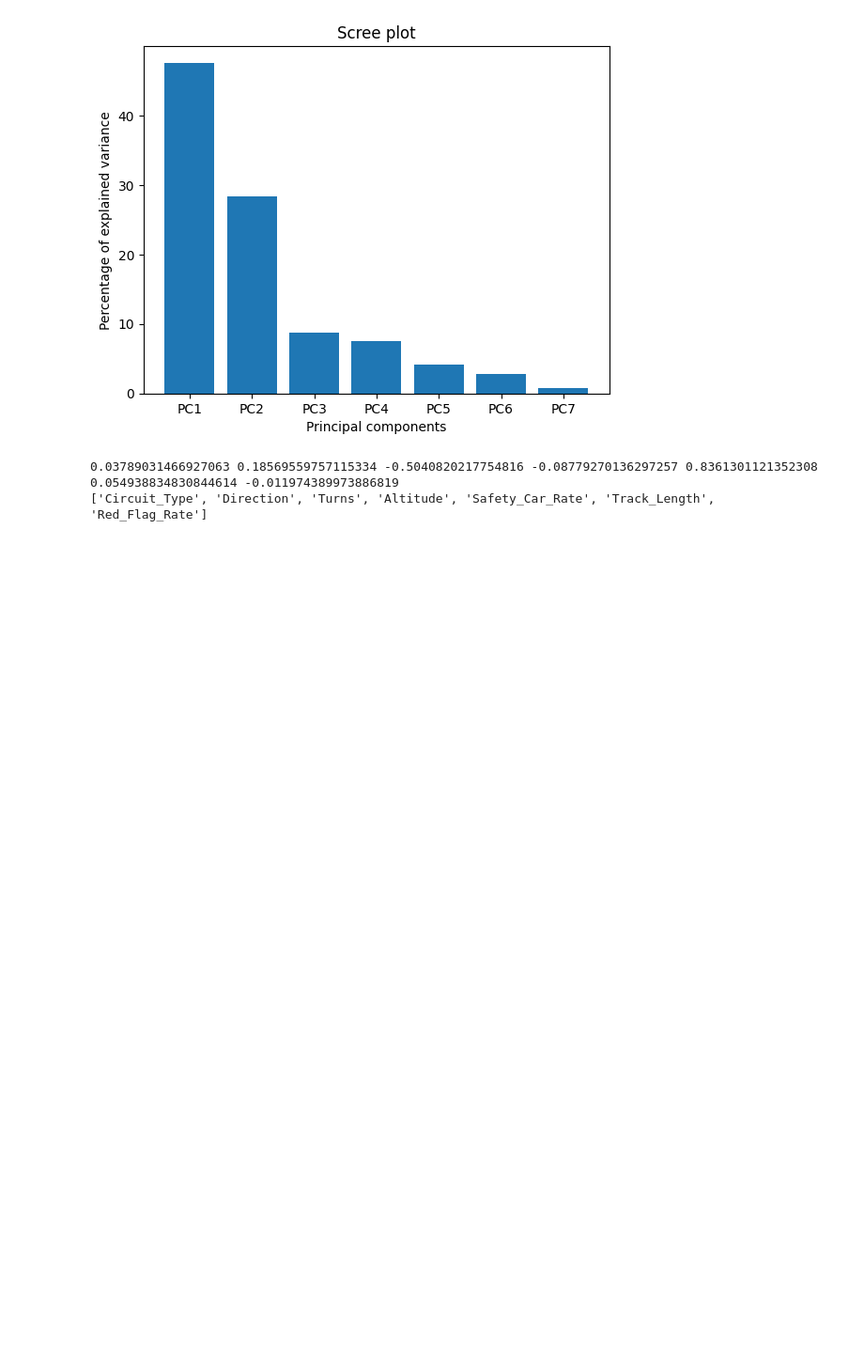
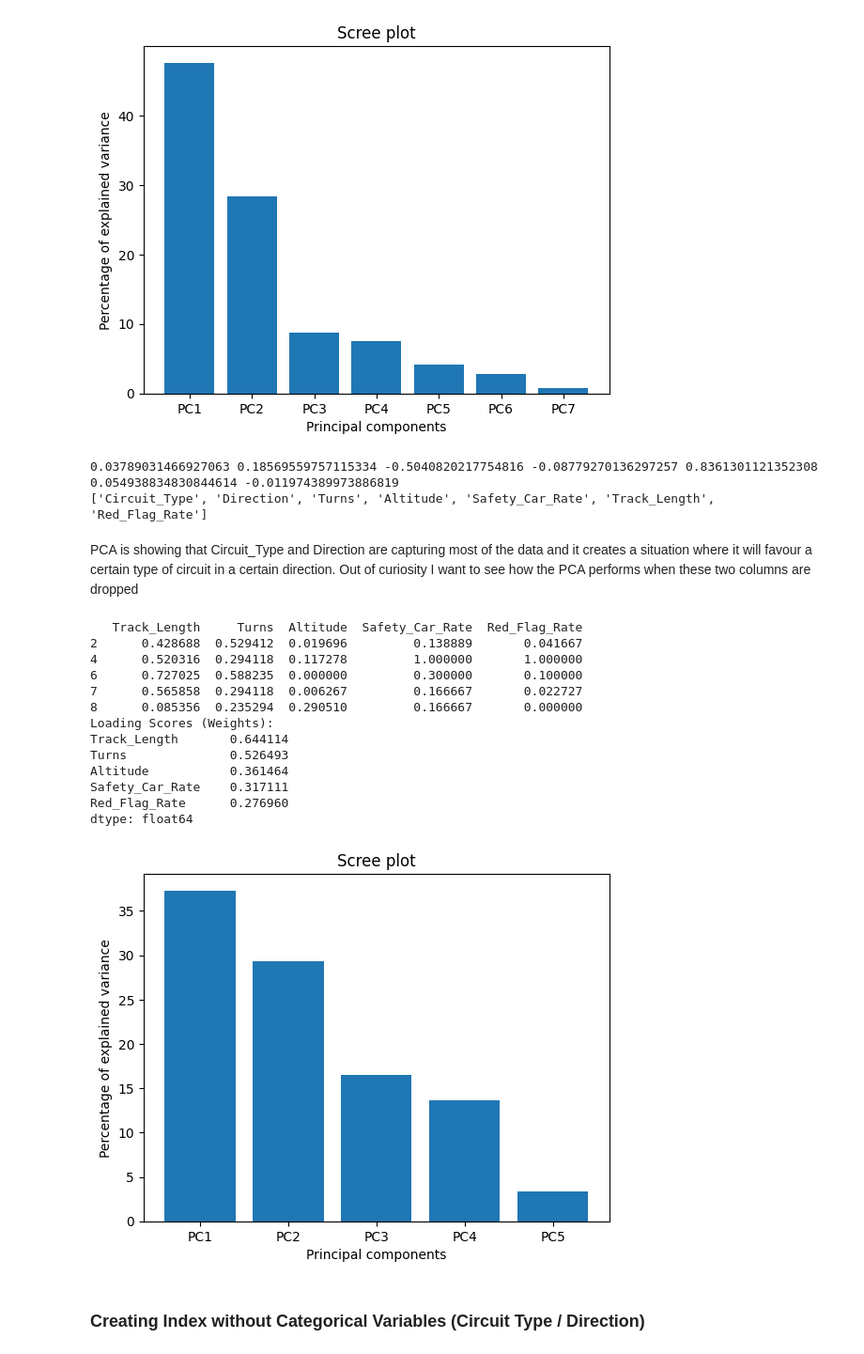
Before and after one commit to LukeHilliard/f1-complexity-index, a Jupyter notebook: analysis.ipynb, the cells around one changed output. Shown at 94% size. Cells and saved outputs as stored; diff of their text form; code cells hidden in the pictures; blank space fills up the shorter version.

Commit message:
Calculating Weights
From PCA analysis I have normalised the weights to equal 1. Im doing one with both categorical variables and one without them.

```diff
--- a/analysis.ipynb
+++ b/analysis.ipynb
@@ -866,3 +866,45 @@ print(top_variables.tolist())
 # %% [output]
 0.03789031466927063 0.18569559757115334 -0.5040820217754816 -0.08779270136297257 0.8361301121352308 0.054938834830844614 -0.011974389973886819
 ['Circuit_Type', 'Direction', 'Turns', 'Altitude', 'Safety_Car_Rate', 'Track_Length', 'Red_Flag_Rate']
+# %% [markdown]
+PCA is showing that Circuit_Type and Direction are capturing most of the data and it creates a situation where it will favour a certain type of circuit in a certain direction. Out of curiosity I want to see how the PCA performs when these two columns are dropped
+# %%
+
+scaled_master_data_v2 = master_data.copy()
+scaler.fit(master_data[columns_to_scale])
+scaled_master_data_v2[columns_to_scale] = scaler.transform(scaled_master_data_v2[columns_to_scale])
+scaled_master_data_v2.drop(columns=['Circuit','circuitId', 'name', 'country', 'Circuit_Type', 'Direction'], inplace=True, errors='ignore')
+print(scaled_master_data_v2.head())
+
+pca = PCA()
+pca.fit(scaled_master_data_v2)
+per_var = np.round(pca.explained_variance_ratio_ * 100, decimals=1)
+per_var
+
+loading_scores_no_categorical = pd.Series(pca.components_[0], index=scaled_master_data_v2.columns)
+print("Loading Scores (Weights):")
+print(loading_scores_no_categorical.abs().sort_values(ascending=False))
+
+labels = ['PC'+str(i) for i in range(1, len(per_var)+1)]
+plt.bar(x = range(1, len(per_var)+1), height = per_var, tick_label=labels)
+plt.ylabel("Percentage of explained variance")
+plt.xlabel("Principal components")
+plt.title("Scree plot")
+plt.show()
+# %% [output]
+   Track_Length     Turns  Altitude  Safety_Car_Rate  Red_Flag_Rate
+2      0.428688  0.529412  0.019696         0.138889       0.041667
+4      0.520316  0.294118  0.117278         1.000000       1.000000
+6      0.727025  0.588235  0.000000         0.300000       0.100000
+7      0.565858  0.294118  0.006267         0.166667       0.022727
+8      0.085356  0.235294  0.290510         0.166667       0.000000
+Loading Scores (Weights):
+Track_Length       0.644114
+Turns              0.526493
+Altitude           0.361464
+Safety_Car_Rate    0.317111
+Red_Flag_Rate      0.276960
+dtype: float64
+[figure, added]
+# %% [markdown]
+### Creating Index without Categorical Variables (Circuit Type / Direction)
```
Also changed, not shown: parts of 3 cells of this notebook.
